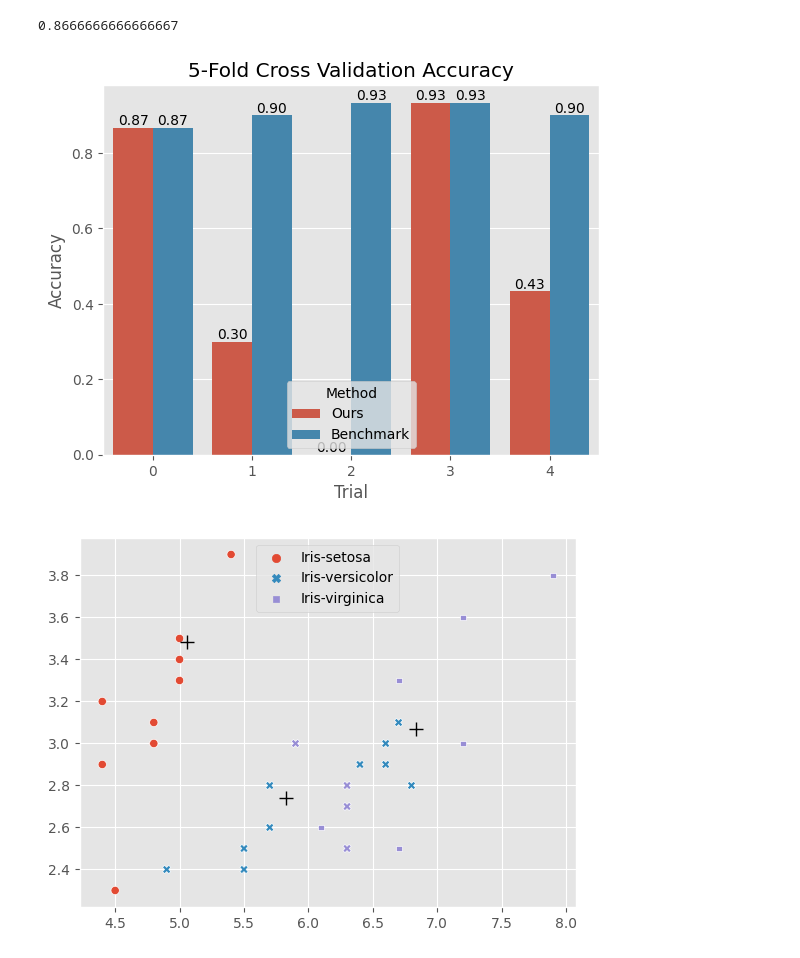
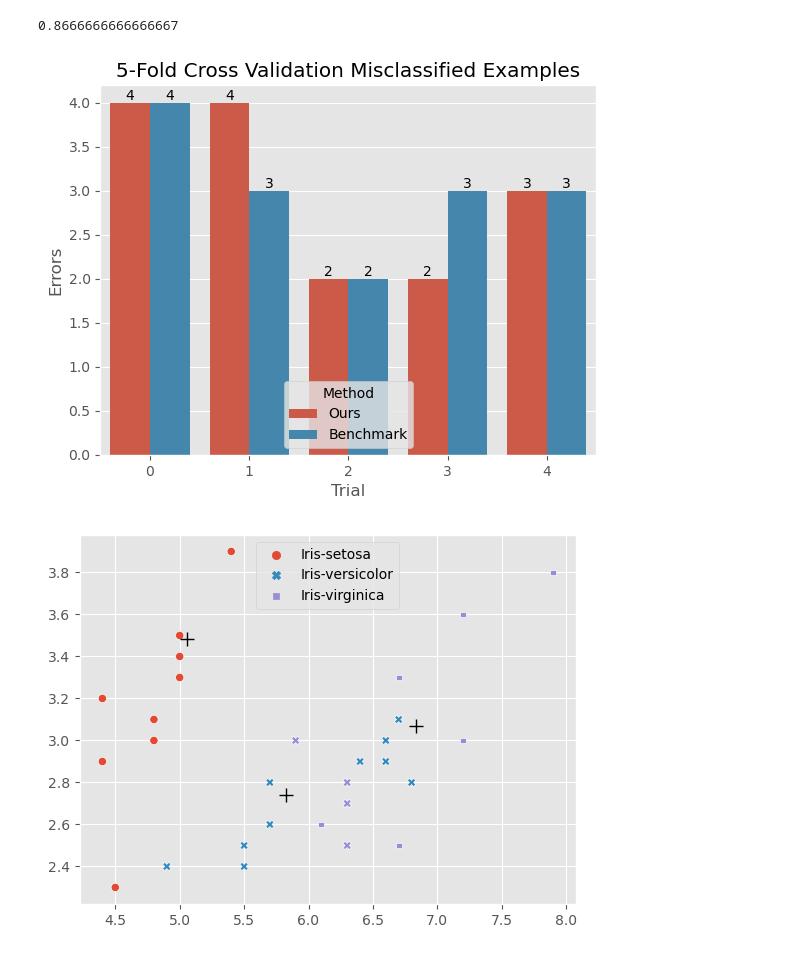
Before and after one commit to sbracellari/csi-6160, a Jupyter notebook: hw6.ipynb, the cells around one changed output. Drawn from its saved outputs; the diff is of its cells as text; code cells hidden in the pictures.

Commit message:
Seed kmeans, fix accuracy, multiple init runs

```diff
--- a/hw6.ipynb
+++ b/hw6.ipynb
@@ -2,14 +2,9 @@
 from sklearn.model_selection import StratifiedKFold
 import polars as pl
 import numpy as np
-from sklearn import preprocessing
 
-TARGET = 'column_5'
+TARGET = 'Label_Int'
 CLUSTERS = 3
-
-# Iris-setosa = 0
-# Iris-versicolor = 1
-# Iris-virginica = 2
 
 def fetch_data(df, use_split):
     assert(use_split >= 0 and use_split <= 4)
@@ -23,12 +18,13 @@ def fetch_data(df, use_split):
     return df_train, df_test
 
 def get_x_y(df):
-    encoder = preprocessing.LabelEncoder()
+    df = df.drop("Label")
     X, y = df.drop(TARGET).to_numpy(), df.get_column(TARGET)
-    y = np.array(encoder.fit(y).transform(y)) # encode categorical data
-    return X, y
+    return X, y.to_numpy()
 
 df = pl.read_csv('iris.data', has_header=False)
+df = df.rename({"column_5": "Label"})
+df = df.with_columns(pl.col("Label").cast(pl.Categorical).to_physical().alias(TARGET))
 df_train, df_test = fetch_data(df, 0)
 X_train, y_train = get_x_y(df_train)
 X_test, y_test = get_x_y(df_test)
@@ -46,7 +53,8 @@ shape: (5, 5)
 from sklearn.cluster import KMeans
 import numpy as np
 
-model = KMeans(n_clusters=CLUSTERS, random_state=2028, n_init='auto')
+# model = KMeans(n_clusters=CLUSTERS, random_state=2028, n_init='auto')
+model = KMeans(n_clusters=CLUSTERS, random_state=2028, n_init=10)
 model.fit(X_train)
 
 preds = model.predict(X_test)
@@ -119,36 +167,38 @@ def run_experiment(df, use_split):
     model = K_Means(n_clusters=CLUSTERS)
     model.fit(X_train)
     preds = model.predict(X_test)
-    return np.count_nonzero(preds == y_test) / len(y_test)
+    preds = reassign(preds, y_test)
+    return len(y_test) - np.count_nonzero(preds == y_test)
 
 def sk_bench(df, use_split):
     df_train, df_test = fetch_data(df, use_split)
     X_train, _ = get_x_y(df_train)
     X_test, y_test = get_x_y(df_test)
-    model = KMeans(n_clusters=CLUSTERS, random_state=2028, n_init='auto')
+    model = KMeans(n_clusters=CLUSTERS, random_state=2028, n_init=10)
     model.fit(X_train)
     preds = model.predict(X_test)
-    return np.count_nonzero(preds == y_test) / len(y_test)
+    preds = reassign(preds, y_test)
+    return len(y_test) - np.count_nonzero(preds == y_test)
 # %%
 import seaborn
 import pandas as pd
 import matplotlib.pyplot as plt
 
 plt.style.use('ggplot')
 COLORS = seaborn.color_palette()
 f, ax = plt.subplots()
 
 our_method = [run_experiment(df, x) for x in range(5)]
 benchmark = [sk_bench(df, x) for x in range(5)]
 method = ['Ours' for _ in range(5)] + ['Benchmark' for _ in range(5)]
-plot_df = pd.DataFrame.from_dict({'Accuracy': our_method + benchmark, 'Method': method, 'Trial': list(range(5)) + list(range(5))})
-ax.set_title('5-Fold Cross Validation Accuracy')
-seaborn.barplot(data=plot_df, x='Trial', y='Accuracy', hue='Method', ax=ax, palette=COLORS)
+plot_df = pd.DataFrame.from_dict({'Errors': our_method + benchmark, 'Method': method, 'Trial': list(range(5)) + list(range(5))})
+ax.set_title('5-Fold Cross Validation Misclassified Examples')
+seaborn.barplot(data=plot_df, x='Trial', y='Errors', hue='Method', ax=ax, palette=COLORS)
 seaborn.move_legend(ax, "lower center")
 for container in ax.containers:
-    ax.bar_label(container, fmt="%.2f")
+    ax.bar_label(container)
 # %% [output]
-[figure, old version]
+[figure, new version]
 # %%
 import seaborn
 import matplotlib.pyplot as plt
```
Also changed, not shown: parts of 4 cells of this notebook.
